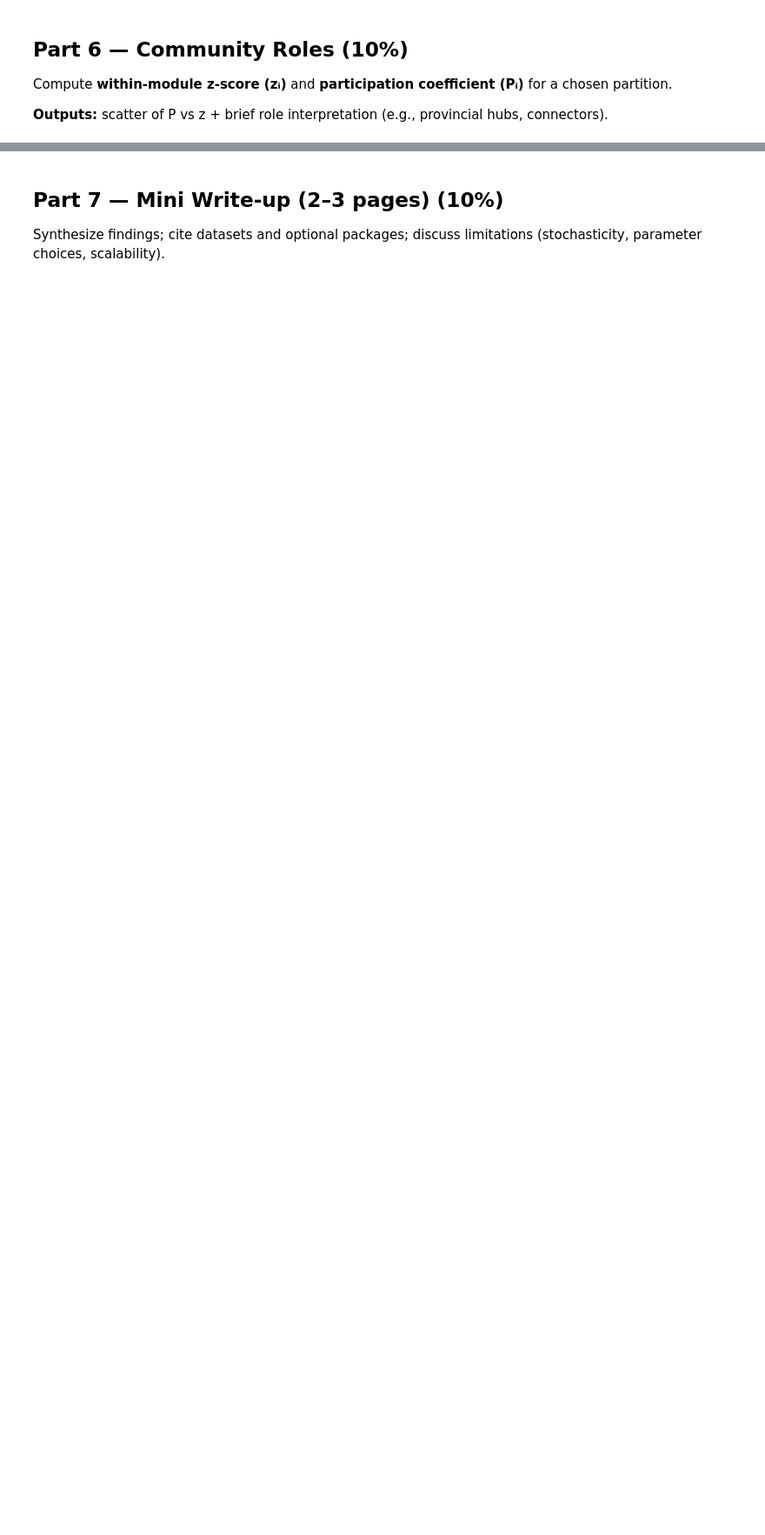
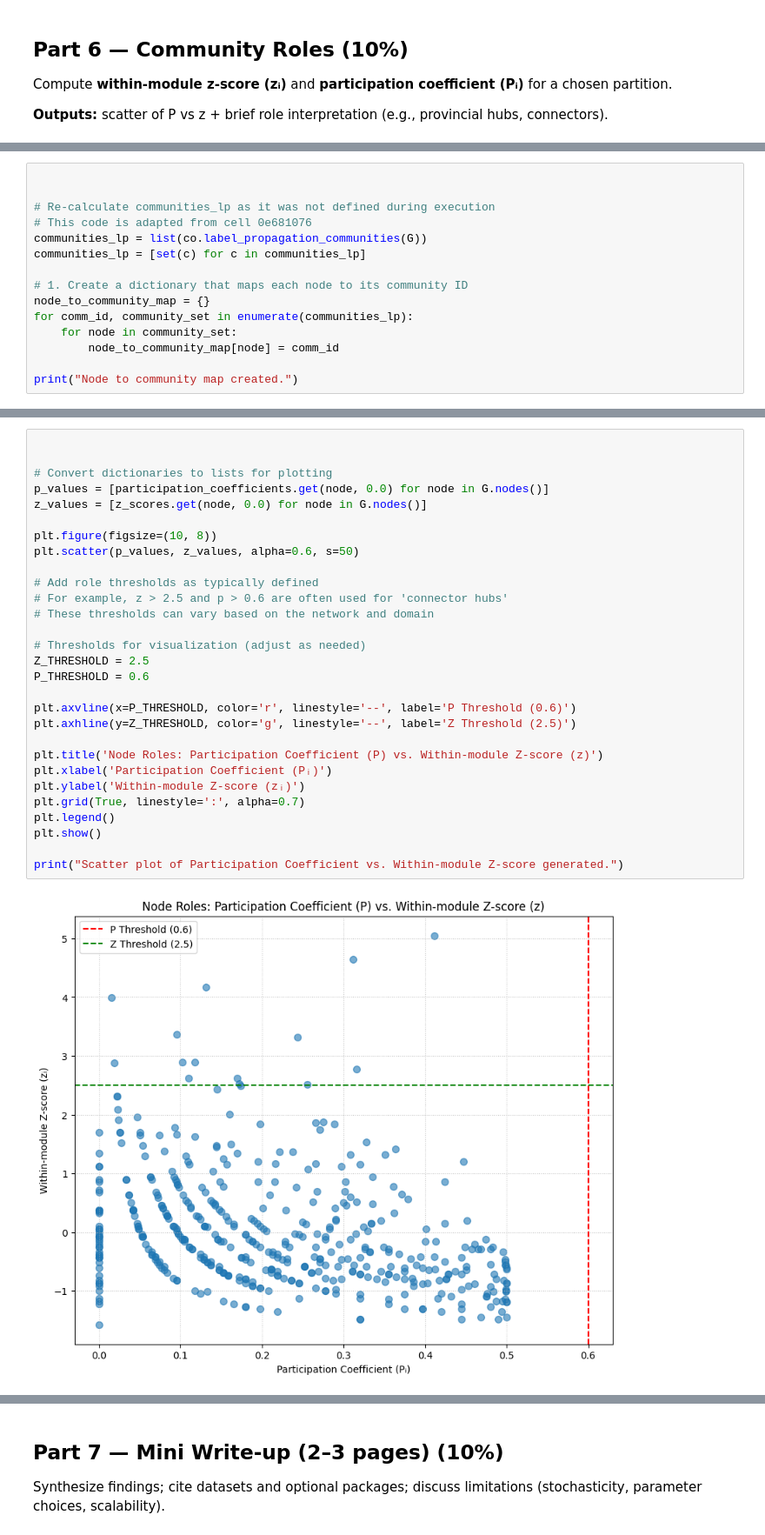
Before and after one commit to nurfnick/NetworkScience, a Jupyter notebook: HomeworkAssignments/Project4.ipynb, the cells around one changed output, grey strips where cells are left out. Shown at 87% size. Cells and saved outputs as stored; diff of their text form; blank space fills up the shorter version.

```diff
--- a/HomeworkAssignments/Project4.ipynb
+++ b/HomeworkAssignments/Project4.ipynb
@@ -611,0 +634,15 @@ Compute **within-module z-score (zᵢ)** and **participation coefficient (Pᵢ)*
+# %%
+
+
+# Re-calculate communities_lp as it was not defined during execution
+# This code is adapted from cell 0e681076
+communities_lp = list(co.label_propagation_communities(G))
+communities_lp = [set(c) for c in communities_lp]
+
+# 1. Create a dictionary that maps each node to its community ID
+node_to_community_map = {}
+for comm_id, community_set in enumerate(communities_lp):
+    for node in community_set:
+        node_to_community_map[node] = comm_id
+
+print("Node to community map created.")
@@ -611,0 +751,31 @@ Compute **within-module z-score (zᵢ)** and **participation coefficient (Pᵢ)*
+# %%
+
+
+# Convert dictionaries to lists for plotting
+p_values = [participation_coefficients.get(node, 0.0) for node in G.nodes()]
+z_values = [z_scores.get(node, 0.0) for node in G.nodes()]
+
+plt.figure(figsize=(10, 8))
+plt.scatter(p_values, z_values, alpha=0.6, s=50)
+
+# Add role thresholds as typically defined
+# For example, z > 2.5 and p > 0.6 are often used for 'connector hubs'
+# These thresholds can vary based on the network and domain
+
+# Thresholds for visualization (adjust as needed)
+Z_THRESHOLD = 2.5
+P_THRESHOLD = 0.6
+
+plt.axvline(x=P_THRESHOLD, color='r', linestyle='--', label='P Threshold (0.6)')
+plt.axhline(y=Z_THRESHOLD, color='g', linestyle='--', label='Z Threshold (2.5)')
+
+plt.title('Node Roles: Participation Coefficient (P) vs. Within-module Z-score (z)')
+plt.xlabel('Participation Coefficient (Pᵢ)')
+plt.ylabel('Within-module Z-score (zᵢ)')
+plt.grid(True, linestyle=':', alpha=0.7)
+plt.legend()
+plt.show()
+
+print("Scatter plot of Participation Coefficient vs. Within-module Z-score generated.")
+# %% [output]
+[figure, added]
```
Also changed, not shown: parts of 29 cells of this notebook.
